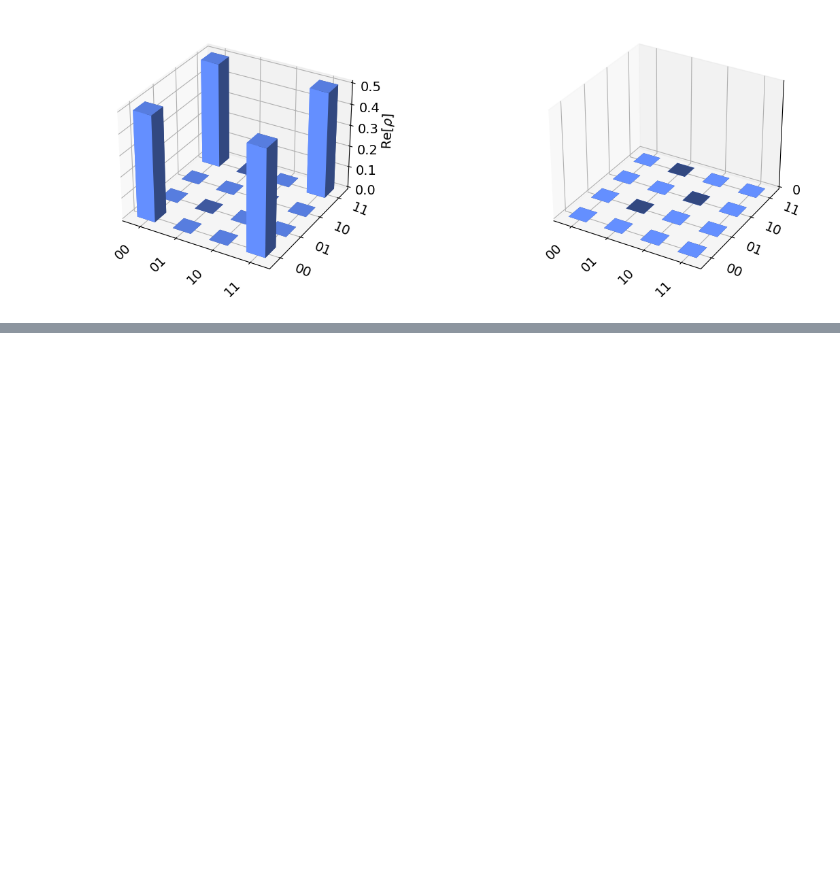
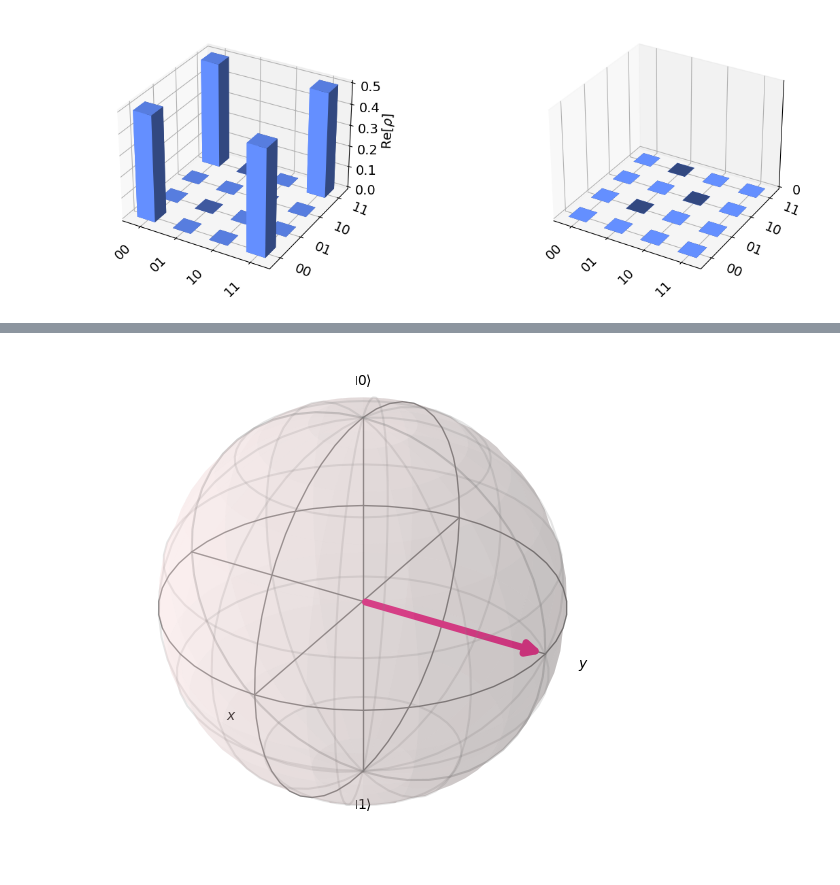
Before and after one commit to Azoghal/Qubilant, a Jupyter notebook: Experiments/Visualisations.ipynb, the cells around one changed output, grey strips where cells are left out. Cells and saved outputs as stored; diff of their text form; code cells hidden in the pictures; blank space fills up the shorter version.

```diff
--- a/Experiments/Visualisations.ipynb
+++ b/Experiments/Visualisations.ipynb
@@ -88,0 +97,4 @@ plot_state_city(psi)
+# %%
+plot_bloch_vector([0,1,0])
+# %% [output]
+[figure, added]
```
Also changed, not shown: parts of 5 cells of this notebook, 1 other file.
